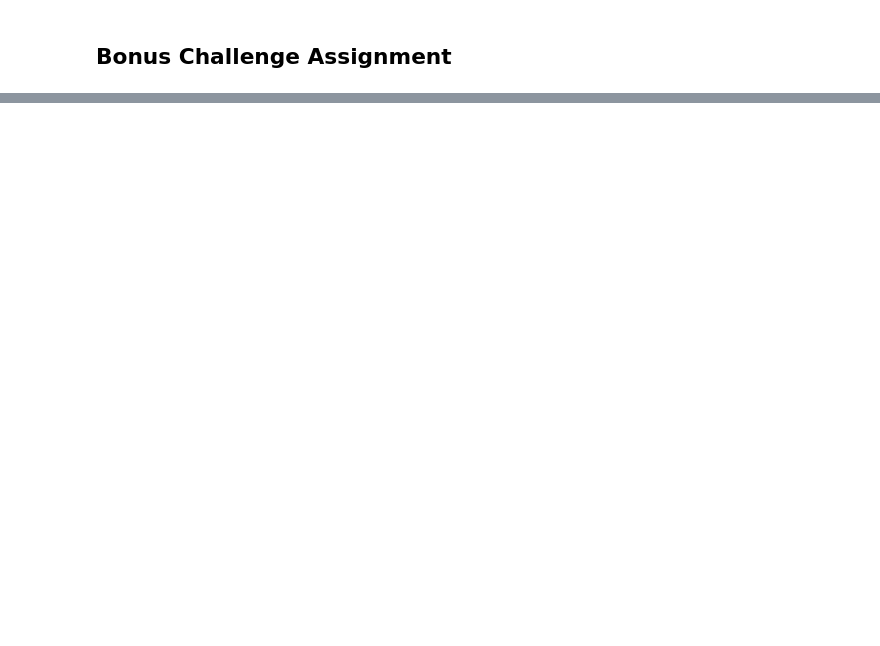
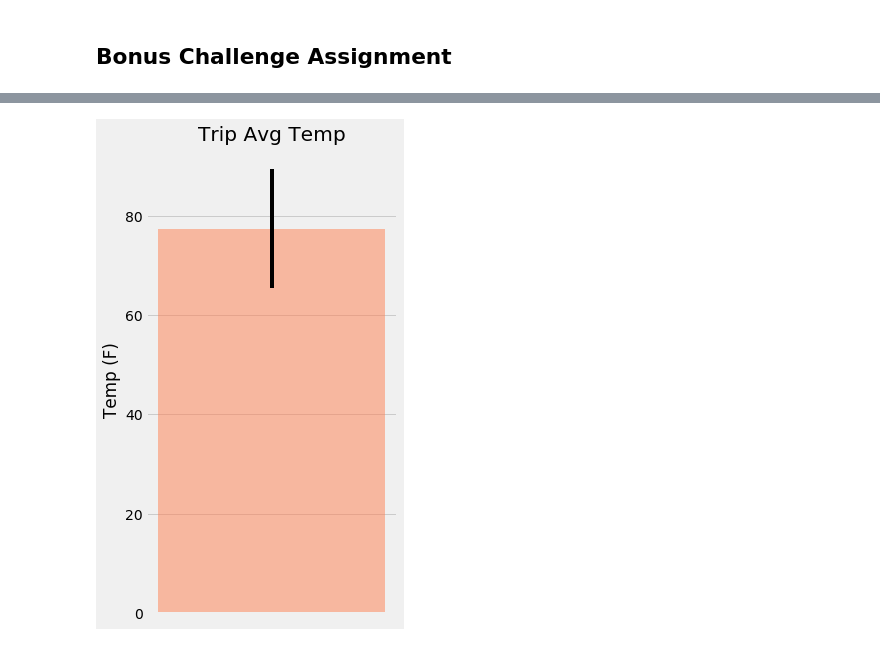
Before and after one commit to ltorresfdz/sqlalchemy-challenge, a Jupyter notebook: Homework 8 SQLAlchemy_climate_starter.ipynb, the cells around one changed output, grey strips where cells are left out. Saved outputs shown, nothing was run; the diff lists cells and outputs as text; code cells hidden in the pictures; blank space fills up the shorter version.

```diff
--- a/Homework 8 SQLAlchemy_climate_starter.ipynb
+++ b/Homework 8 SQLAlchemy_climate_starter.ipynb
@@ -395,3 +323,20 @@ for record in same_sporder:
+# %%
+# Plot the results from your previous query as a bar chart.
+# Use "Trip Avg Temp" as your Title
+# Use the average temperature for the y value
+# Use the peak-to-peak (tmax-tmin) value as the y error bar (yerr)
+
+fig, ax = plt.subplots(figsize=plt.figaspect(2.))
+xpos = 1
+error = temp_info[0][2] - temp_info[0][0]
+plt.bar(0, temp_info[0][1], yerr=error, alpha=0.5, color='coral', align="center")
+plt.ylabel('Temp (F)')
+plt.title('Trip Avg Temp')
+plt.xticks([])
+plt.savefig("Trip_Avg_Temp.png")
+plt.show()
+# %% [output]
+[figure, added]
 # %%
 # Calculate the total amount of rainfall per weather station for your trip dates using the previous year's matching dates.
 # Sort this in descending order by precipitation amount and list the station, name, latitude, longitude, and elevation
```
Also changed, not shown: parts of 20 cells of this notebook, 7 other files.
